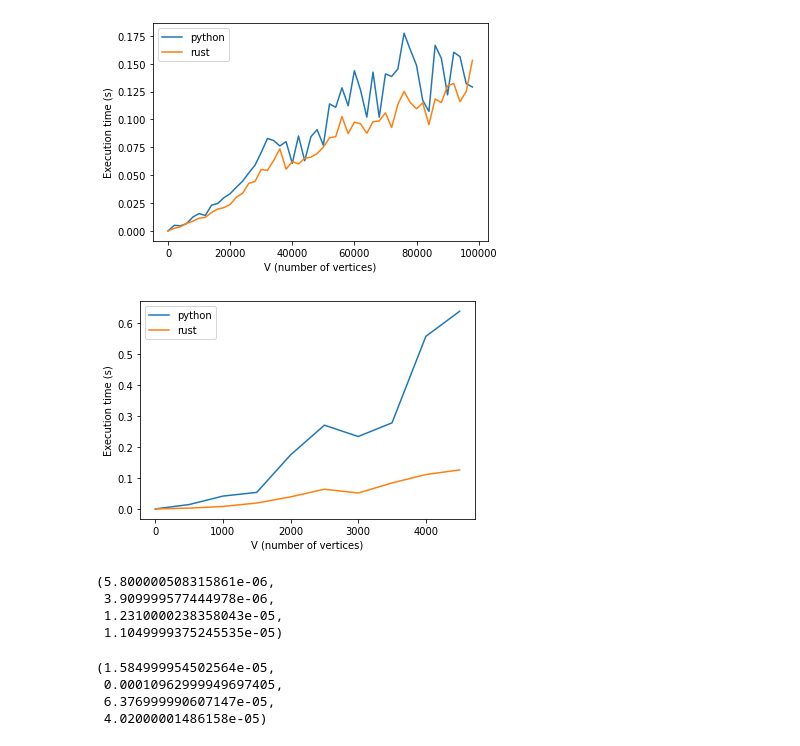
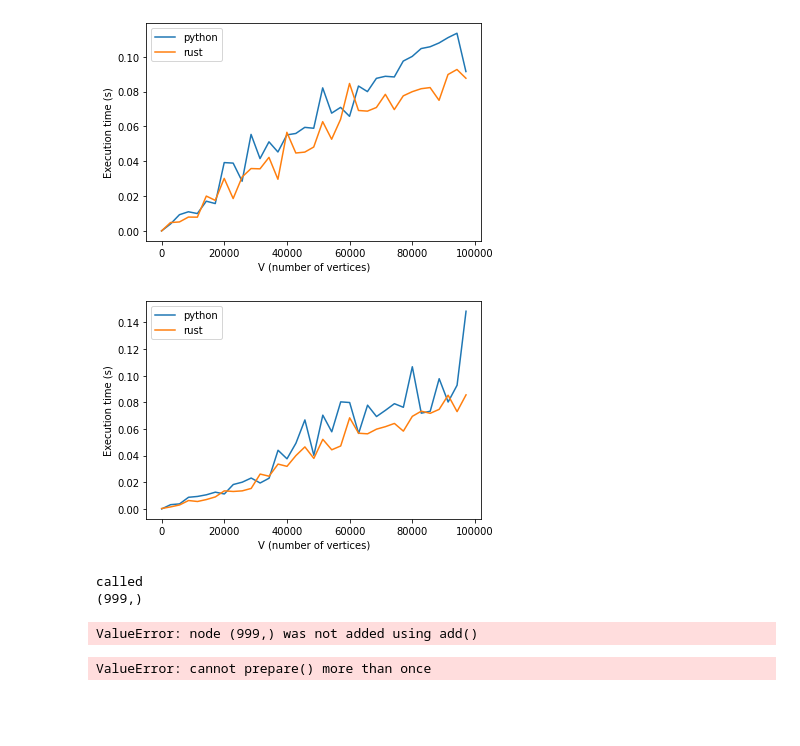
Before and after one commit to adriangb/graphlib2, a Jupyter notebook: bench.ipynb, the cells around one changed output. Cells and saved outputs as stored; diff of their text form; code cells hidden in the pictures; blank space fills up the shorter version.

```diff
--- a/bench.ipynb
+++ b/bench.ipynb
@@ -36,8 +16,31 @@ def get_random_graph(n: int) -> Dict[int, List[int]]:
+# %%
+@functools.cache
+def get_linear_graph(n: int) -> Dict[int, List[int]]:
+    g = igraph.Graph.Tree(n, 1)
+    res: Dict[int, List[int]] = defaultdict(list)
+    for source, dest in g.get_edgelist():
+        res[source].append(dest)
+    return res
+
+@functools.cache
+def get_branched_graph(n: int) -> Dict[int, List[int]]:
+    g = igraph.Graph.Tree_Game(n, directed=True)
+    res: Dict[int, List[int]] = defaultdict(list)
+    for source, dest in g.get_edgelist():
+        res[source].append(dest)
+    return res
 # %%
 def run(t: TopologicalSorter) -> None:
     to_remove = t.get_ready()
     while t.is_active():
-        t.done(*to_remove)
+        for x in to_remove:
+            t.done(x)
+        to_remove = t.get_ready()
+
+def run2(t: TopologicalSorter) -> None:
+    to_remove = t.get_ready()
+    while t.is_active():
+        t.done(to_remove)
         to_remove = t.get_ready()
 
 
@@ -57,7 +60,8 @@ glbls = {
     "setup_rust": setup_rust,
     "run": run,
     "get_linear_graph": get_linear_graph,
-    "get_random_graph": get_random_graph
+    "get_branched_graph": get_branched_graph,
+    "run2": run2,
 }
 
 
@@ -70,25 +74,25 @@ def plot(upper: int, samples: int, graph_factory: str, lower: int = 0, loops: in
 
     for n in x:
         # Time Python and get the # of loops and match that
-        timerpy = timeit.Timer(stmt="run(t)", setup=f"t = setup_python({n}, {graph_factory})", globals=glbls)
-        pytime = timerpy.timeit(loops)
-        y_python.append(pytime)
-        timerust = timeit.Timer(stmt="run(t)", setup=f"t = setup_rust({n}, {graph_factory})", globals=glbls)
-        rustime = timerust.timeit(loops)
-        y_rust.append(rustime)
+        timerpy = timeit.Timer(stmt=f"run(t)", setup=f"t = setup_python({n}, {graph_factory})", globals=glbls)
+        pytime = timerpy.repeat(loops, number=1)
+        y_python.append(min(pytime))
+        timerust = timeit.Timer(stmt=f"run(t)", setup=f"t = setup_rust({n}, {graph_factory})", globals=glbls)
+        rustime = timerust.repeat(loops, number=1)
+        y_rust.append(min(rustime))
     plt.plot(x, y_python, label="python")
     plt.plot(x, y_rust, label="rust")
     plt.legend(loc="upper left")
     plt.xlabel("V (number of vertices)")
     plt.ylabel("Execution time (s)")
 # %%
-plot(upper=100_000, samples=50, graph_factory="get_linear_graph")
+plot(upper=100_000, samples=35, loops=1, graph_factory="get_linear_graph")
 # %% [output]
-[figure, old version]
+[figure, new version]
 # %%
-plot(upper=10_000, samples=20, loops=3, graph_factory="get_random_graph")
+plot(upper=100_000, samples=35, loops=1, graph_factory="get_branched_graph")
 # %% [output]
-[figure, old version]
+[figure, new version]
 # %%
 py_get_ready: List[float] = []
 py_done: List[float] = []
@@ -98,6 +102,7 @@ rust_done: List[float] = []
 
 for _ in range(10):
     t = setup_python(1_000, get_linear_graph)
+    # t.prepare()
     start = timeit.default_timer()
     ready = t.get_ready()
     py_get_ready.append(timeit.default_timer()-start)
@@ -106,19 +111,19 @@ for _ in range(10):
     py_done.append(timeit.default_timer()-start)
 
     t = setup_rust(1_000, get_linear_graph)
+    # t.prepare()
     start = timeit.default_timer()
     ready = t.get_ready()
     rust_get_ready.append(timeit.default_timer()-start)
     start = timeit.default_timer()
-    t.done(*ready)
+    t.done(ready)
     rust_done.append(timeit.default_timer()-start)
 
 statistics.mean(py_get_ready),statistics.mean(py_done),statistics.mean(rust_get_ready),statistics.mean(rust_done)
 # %% [output]
-(5.800000508315861e-06,
- 3.909999577444978e-06,
- 1.2310000238358043e-05,
- 1.1049999375245535e-05)
+called
+(999,)
+ValueError: node (999,) was not added using add()
 # %%
 py_get_ready: List[float] = []
 py_done: List[float] = []
@@ -127,7 +132,8 @@ rust_get_ready: List[float] = []
 rust_done: List[float] = []
 
 for _ in range(10):
-    t = setup_python(1_000, get_random_graph)
+    t = setup_python(1_000, get_branched_graph)
+    t.prepare()
     start = timeit.default_timer()
     ready = t.get_ready()
     py_get_ready.append(timeit.default_timer()-start)
@@ -135,7 +141,8 @@ for _ in range(10):
     t.done(*ready)
     py_done.append(timeit.default_timer()-start)
 
-    t = setup_rust(1_000, get_random_graph)
+    t = setup_rust(1_000, get_branched_graph)
+    t.prepare()
     start = timeit.default_timer()
     ready = t.get_ready()
     rust_get_ready.append(timeit.default_timer()-start)
@@ -145,7 +152,4 @@ for _ in range(10):
 
 statistics.mean(py_get_ready),statistics.mean(py_done),statistics.mean(rust_get_ready),statistics.mean(rust_done)
 # %% [output]
-(1.584999954502564e-05,
- 0.00010962999949697405,
- 6.376999990607147e-05,
- 4.02000001486158e-05)
+ValueError: cannot prepare() more than once
```
Also changed, not shown: parts of 2 cells of this notebook, 10 other files.
